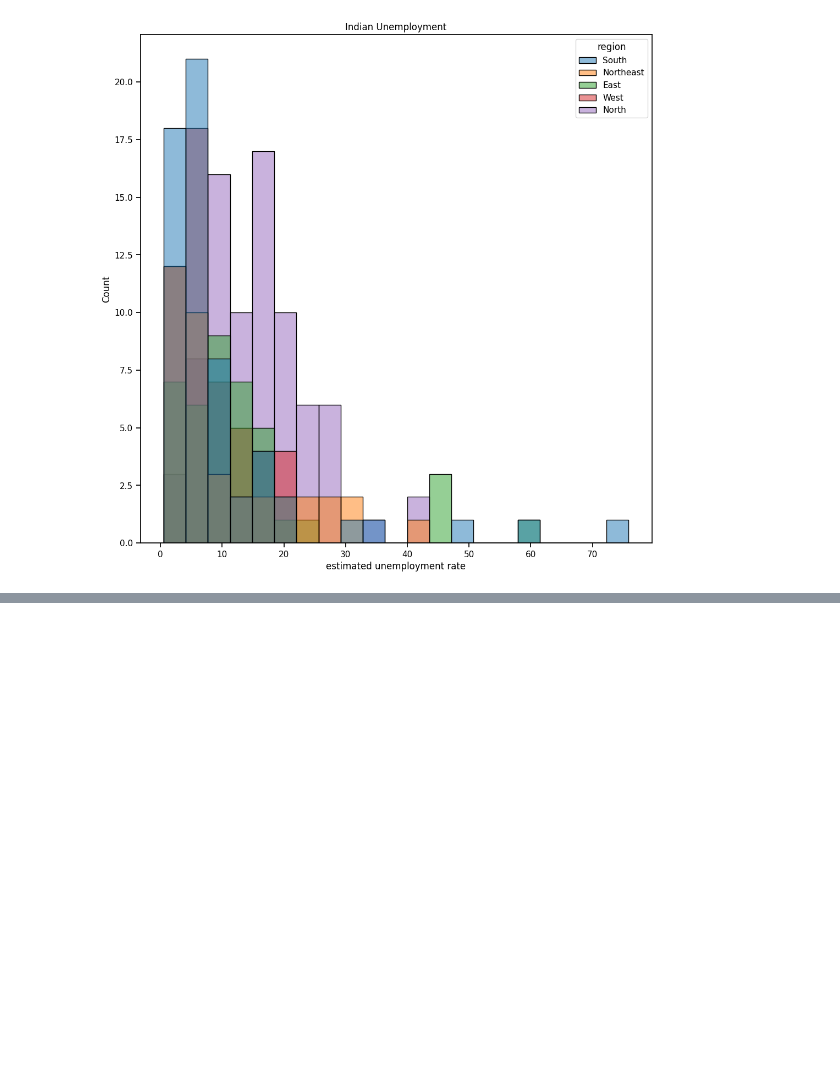
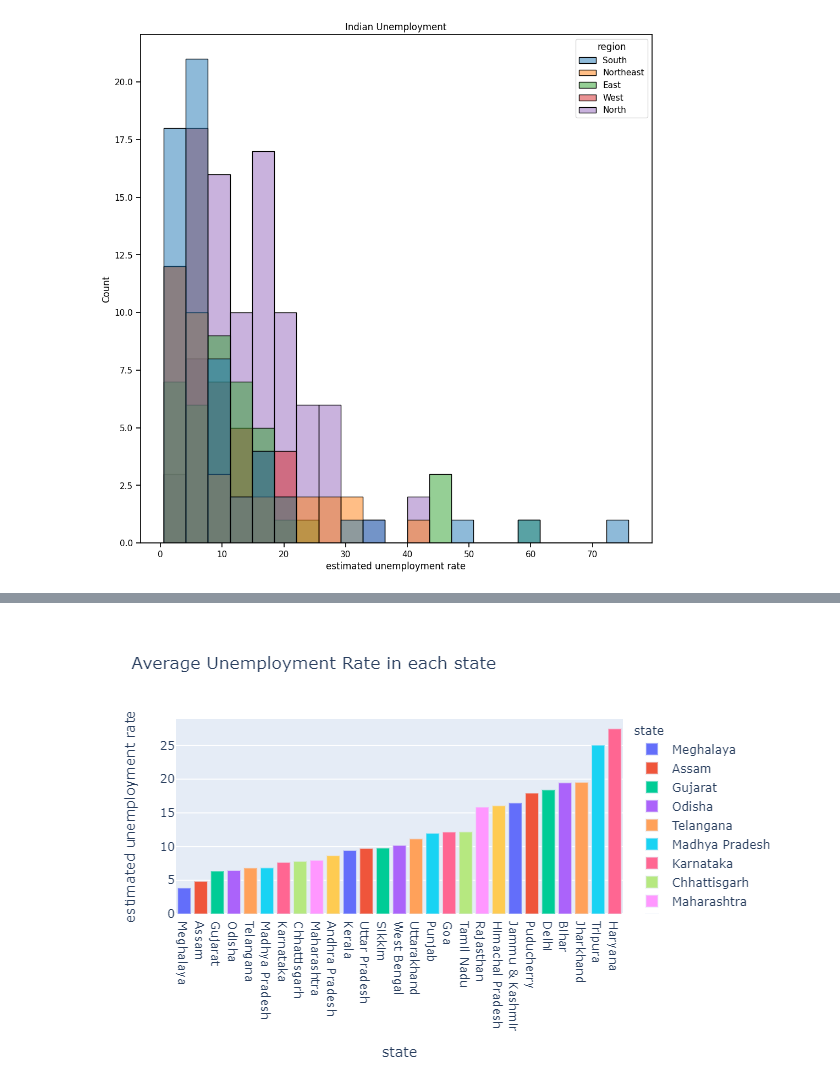
Before and after one commit to Imharsh08/Oibsip_taskno_2, a Jupyter notebook: unemployment-analysis-of-india-with-python.ipynb, the cells around one changed output, grey strips where cells are left out. Saved outputs shown, nothing was run; the diff lists cells and outputs as text; code cells hidden in the pictures; blank space fills up the shorter version.

Commit message:
Kaggle Notebook | UNEMPLOYMENT ANALYSIS OF INDIA WITH PYTHON | Version 6

```diff
--- a/unemployment-analysis-of-india-with-python.ipynb
+++ b/unemployment-analysis-of-india-with-python.ipynb
@@ -204,3 +206,6 @@ df.head()
 | 4 | Andhra Pradesh | 31-05-2020 | M | 17.43 | 12988845 | 36.46 | South | ... |
 # %%
 df['date']=pd.to_datetime(df['date'],dayfirst=True)
+# %%
+ #to delet column
+df = df.drop('month_int', axis=1)
@@ -324,0 +339,9 @@ fig.show()
+# %%
+plot_ump = df[['estimated unemployment rate', 'state']]
+data_unemp = plot_ump.groupby('state').mean().reset_index()
+data_unemp = data_unemp.sort_values('estimated unemployment rate')
+fig = px.bar(data_unemp, x='state', y='estimated unemployment rate', color='state',
+             title='Average Unemployment Rate in each state', template='plotly')
+fig.show()
+# %% [output]
+[figure, added]
```
Also changed, not shown: parts of 15 cells of this notebook.
